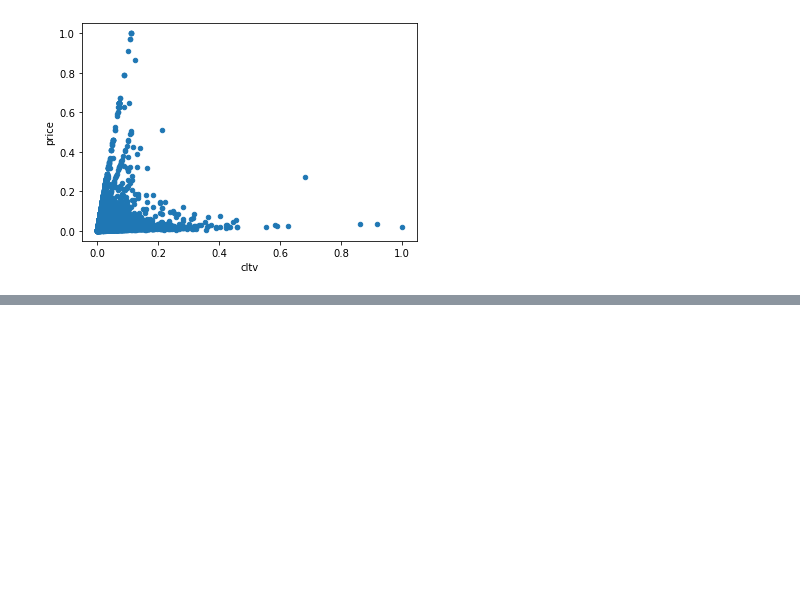
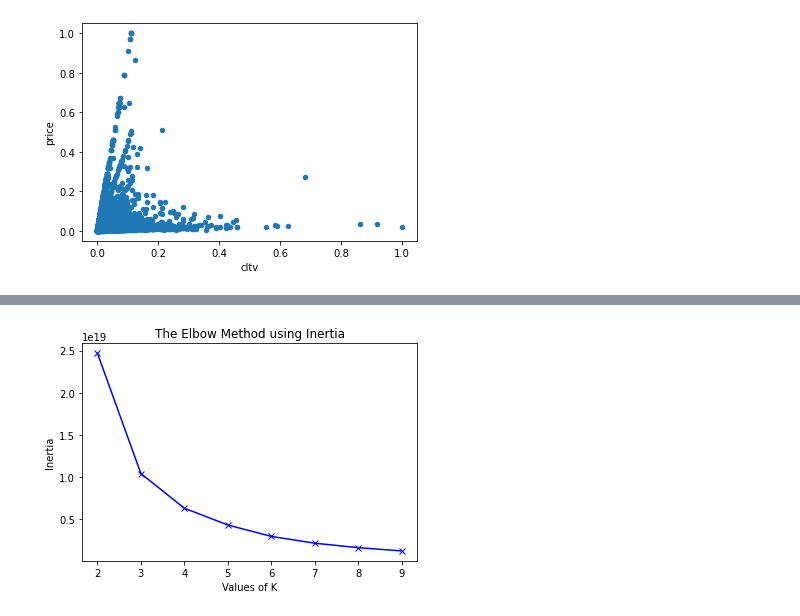
Before and after one commit to MayurBhosle/order-conversion, a Jupyter notebook: Segementation.ipynb, the cells around one changed output, grey strips where cells are left out. Drawn from its saved outputs; the diff is of its cells as text; code cells hidden in the pictures; blank space fills up the shorter version.

```diff
--- a/Segementation.ipynb
+++ b/Segementation.ipynb
@@ -207,0 +210,7 @@ cart_abandon_df.plot(kind='scatter',x='rate',y='user_id')
+# %%
+import pandas as pd
+
+# dataset - https://www.kaggle.com/mkechinov/ecommerce-events-history-in-cosmetics-shop?select=2019-Nov.csv
+
+cart_abandon_df=pd.read_csv('C:\order-conversion\\customer_session_abandoned_rate.csv', usecols=['user_id','rate'])
+cart_abandon_df
@@ -207,0 +277,9 @@ cart_abandon_df.plot(kind='scatter',x='rate',y='user_id')
+# %%
+
+plt.plot(K, inertias, 'bx-')
+plt.xlabel('Values of K')
+plt.ylabel('Inertia')
+plt.title('The Elbow Method using Inertia')
+plt.show()
+# %% [output]
+[figure, added]
```
Also changed, not shown: parts of 26 cells of this notebook.
